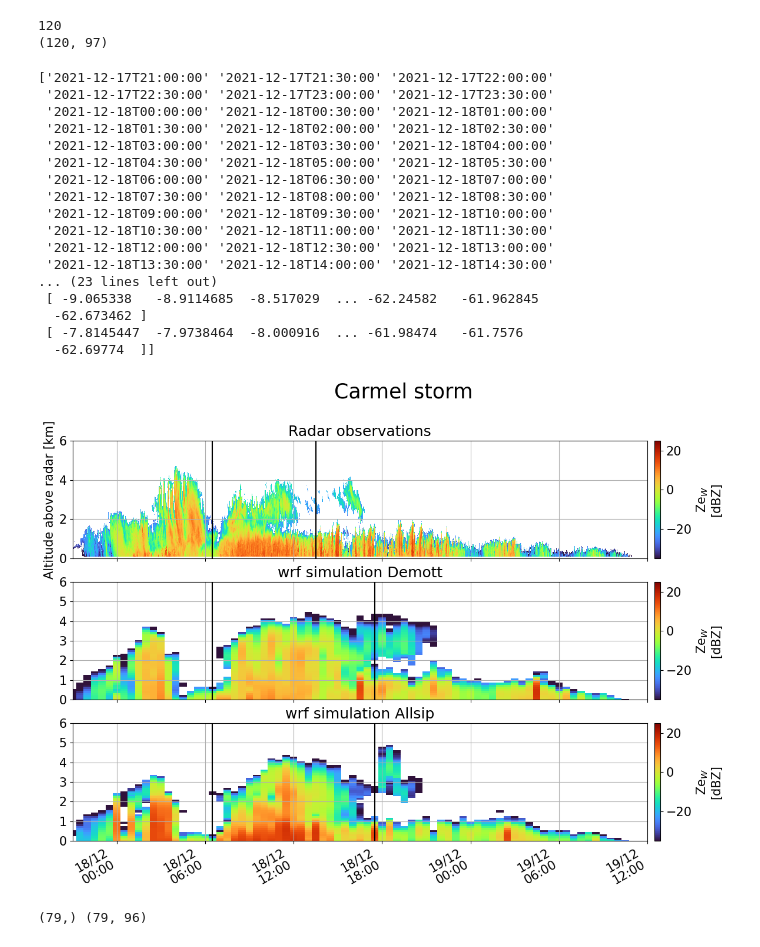
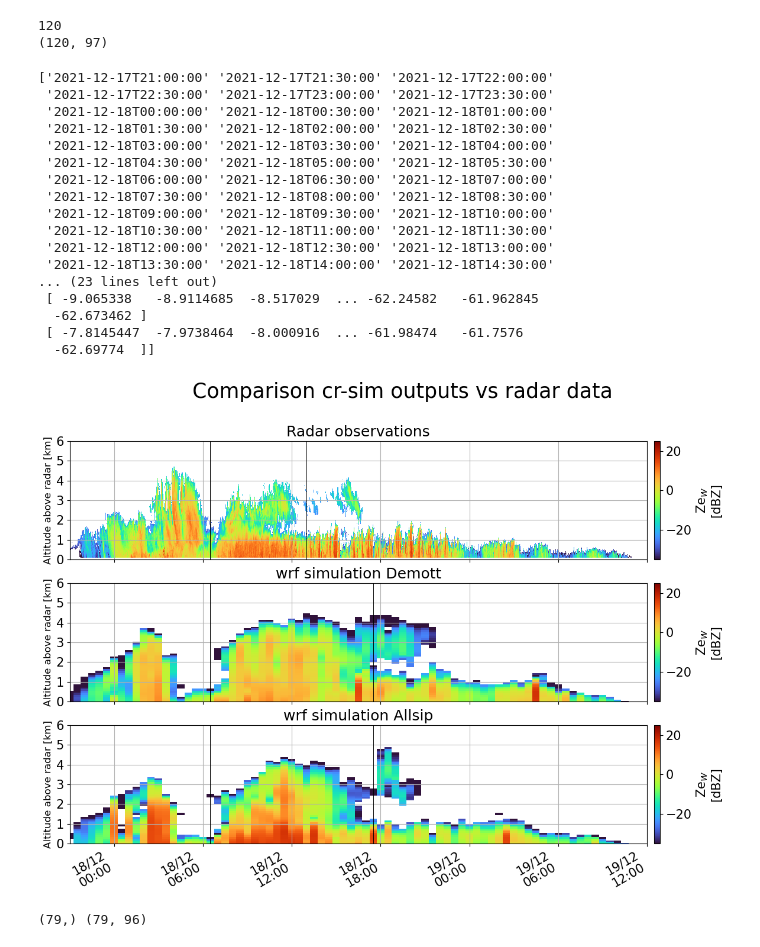
Before and after one commit to eliotperrin/Mixed-phase-cloud-with-CR-SIM, a Jupyter notebook: Comparaison.ipynb, the cells around one changed output. Saved outputs shown, nothing was run; the diff lists cells and outputs as text; code cells hidden in the pictures.

```diff
--- a/Comparaison.ipynb
+++ b/Comparaison.ipynb
@@ -254,20 +254,20 @@ for jj in range(len(ZZ_allsip)-1):
 120
 (120, 97)
 # %%
-
 plt.rcParams['font.size']=15
 fig,axs = plt.subplots(3,1,figsize=(15,10),sharex=True)
-fig.suptitle('Carmel storm', fontsize=25)
+fig.suptitle('Comparison cr-sim outputs vs radar data', fontsize=25)
 
 im0=axs[0].pcolormesh(x_axis,Rgates,Ze_plot.T,vmin=-35,vmax=25,cmap='turbo')
 
-axs[0].set_ylabel('Altitude above radar [km]')
+axs[0].set_ylabel('Altitude above radar [km]', fontsize=12)
 axs[0].set_title('Radar observations')
 
+axs[0].set_yticks([0,1,2,3,4,5,6])
 axs[0].grid()
 
-l1_datas = axs[0].axvline((datetime.datetime(2021, 12, 18, 6, 30)), color = 'k')
-l2_datas = axs[0].axvline((datetime.datetime(2021, 12, 18, 13, 30)), color = 'k')
+l1_datas = axs[0].axvline((datetime.datetime(2021, 12, 18, 6, 30)), color = 'k',linewidth=0.7)
+l2_datas = axs[0].axvline((datetime.datetime(2021, 12, 18, 13, 00)), color = 'k',linewidth=0.7)
 
 axs[0].set_ylim(0,6)
 
@@ -283,9 +283,11 @@ im1 = axs[1].pcolormesh(to_np(wrf_time[0:-1]),to_np(ZZ)/1000,REFL[spin_up:end-1]
 axs[1].set_xlim(wrf_time[0], wrf_time[-1])
 axs[1].set_title('wrf simulation Demott')
 
-l1_model = axs[1].axvline((datetime.datetime(2021, 12, 18, 6, 30)), color = 'k')
-l2_model = axs[1].axvline((datetime.datetime(2021, 12, 18, 17, 30)), color = 'k')
+l1_model = axs[1].axvline((datetime.datetime(2021, 12, 18, 6, 30)), color = 'k',linewidth=0.7)
+l2_model = axs[1].axvline((datetime.datetime(2021, 12, 18, 17, 30)), color = 'k',linewidth=0.7)
 
+
+axs[1].set_ylabel('Altitude above radar [km]', fontsize=12)
 axs[1].set_ylim(0,6)
 axs[1].set_yticks([0,1,2,3,4,5,6])
 axs[1].grid()
@@ -301,9 +303,10 @@ im2 = axs[2].pcolormesh(to_np(wrf_time[0:-1]),to_np(ZZ_allsip)/1000,REFL_allsip[
 axs[2].set_xlim(wrf_time[0], wrf_time[-1])
 axs[2].set_title('wrf simulation Allsip')
 
-l1_model = axs[2].axvline((datetime.datetime(2021, 12, 18, 6, 30)), color = 'k')
-l2_model = axs[2].axvline((datetime.datetime(2021, 12, 18, 17, 30)), color = 'k')
+l1_model = axs[2].axvline((datetime.datetime(2021, 12, 18, 6, 30)), color = 'k',linewidth=0.7)
+l2_model = axs[2].axvline((datetime.datetime(2021, 12, 18, 17, 30)), color = 'k',linewidth=0.7)
 
+axs[2].set_ylabel('Altitude above radar [km]', fontsize=12)
 axs[2].set_ylim(0,6)
 axs[2].set_yticks([0,1,2,3,4,5,6])
 axs[2].grid()
@@ -321,34 +324,34 @@ axs[2].xaxis.set_major_formatter(xfmt)
 
 
 #im2 = axs[1].pcolormesh(to_np(wrf_time[0:-1]),to_np(ZZ_allsip)/1000,REFL_allsip[spin_up:end-1].T,vmin=-35,vmax=25,cmap='turbo')
 
 
 
 fig.autofmt_xdate()
 plt.colorbar(im0,label=r'Ze$_{W}$'+'\n[dBZ]',pad=.01,ax=axs[0])
 plt.colorbar(im1, label=r'Ze$_{W}$'+'\n[dBZ]',pad=.01,ax=axs[1])
 plt.colorbar(im2,label=r'Ze$_{W}$'+'\n[dBZ]',pad=.01,ax=axs[2])
 
 print(wrf_time, tCNT )
 # %% [output]
 ['2021-12-17T21:00:00' '2021-12-17T21:30:00' '2021-12-17T22:00:00'
  '2021-12-17T22:30:00' '2021-12-17T23:00:00' '2021-12-17T23:30:00'
  '2021-12-18T00:00:00' '2021-12-18T00:30:00' '2021-12-18T01:00:00'
  '2021-12-18T01:30:00' '2021-12-18T02:00:00' '2021-12-18T02:30:00'
  '2021-12-18T03:00:00' '2021-12-18T03:30:00' '2021-12-18T04:00:00'
  '2021-12-18T04:30:00' '2021-12-18T05:00:00' '2021-12-18T05:30:00'
  '2021-12-18T06:00:00' '2021-12-18T06:30:00' '2021-12-18T07:00:00'
  '2021-12-18T07:30:00' '2021-12-18T08:00:00' '2021-12-18T08:30:00'
  '2021-12-18T09:00:00' '2021-12-18T09:30:00' '2021-12-18T10:00:00'
  '2021-12-18T10:30:00' '2021-12-18T11:00:00' '2021-12-18T11:30:00'
  '2021-12-18T12:00:00' '2021-12-18T12:30:00' '2021-12-18T13:00:00'
  '2021-12-18T13:30:00' '2021-12-18T14:00:00' '2021-12-18T14:30:00'
 ... (23 lines left out)
  [ -9.065338   -8.9114685  -8.517029  ... -62.24582   -61.962845
   -62.673462 ]
  [ -7.8145447  -7.9738464  -8.000916  ... -61.98474   -61.7576
   -62.69774  ]]
-[figure, old version]
+[figure, new version]
 # %%
 print(wrf_time.shape, tCNT.shape)
 # %% [output]
```
Also changed, not shown: parts of 3 cells of this notebook, 1 other file.
